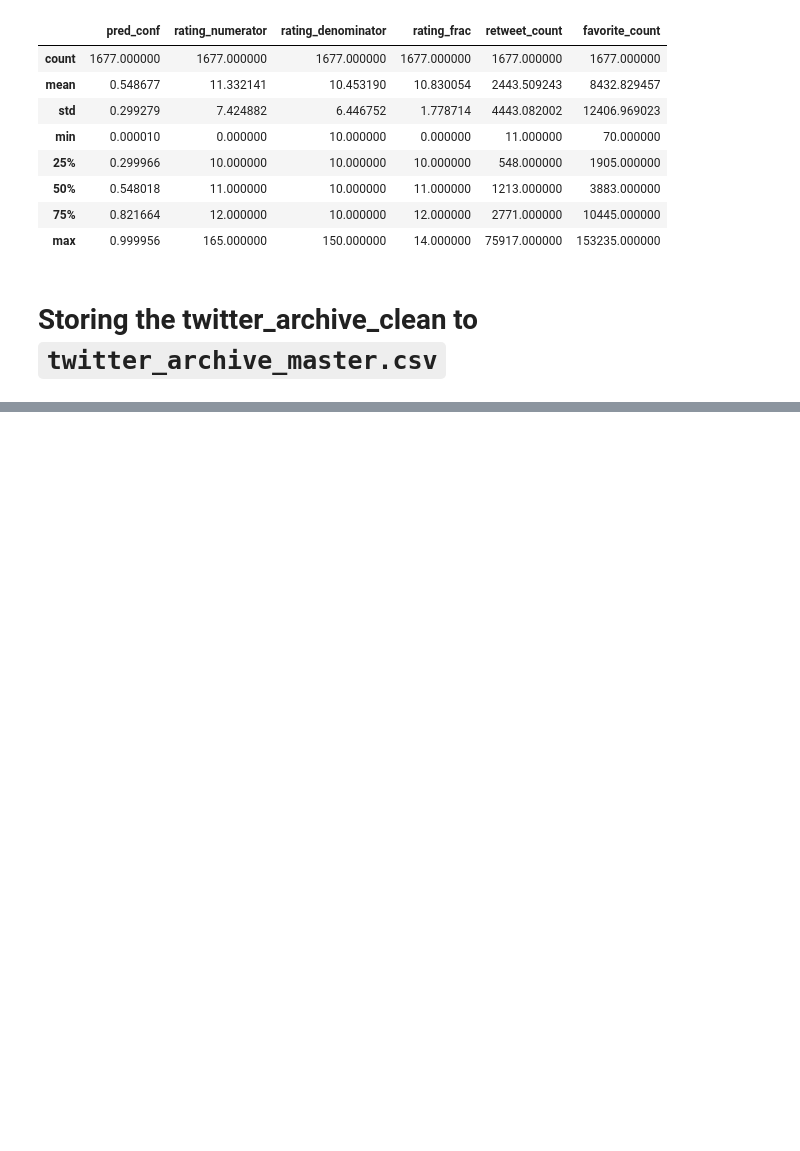
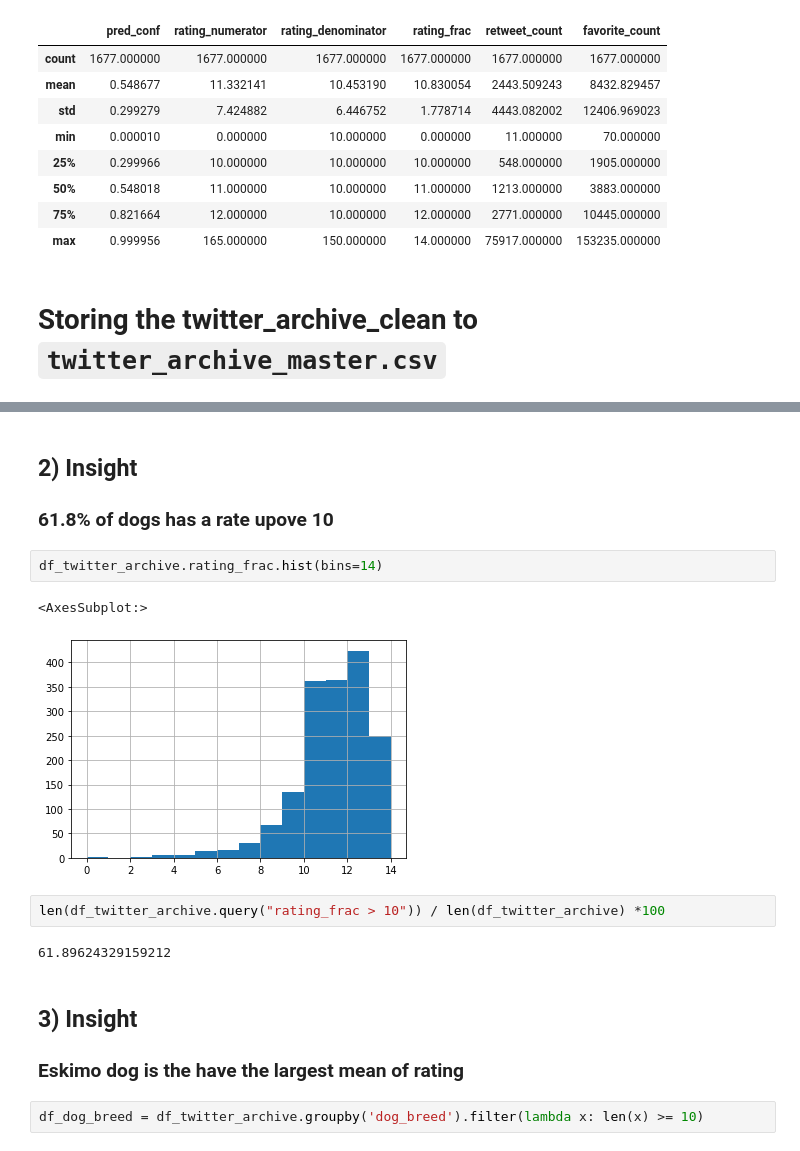
Before and after one commit to Onsymers/Wrangle_WeRateDogs, a Jupyter notebook: wrangle_act.ipynb, the cells around one changed output, grey strips where cells are left out. Drawn from its saved outputs; the diff is of its cells as text; blank space fills up the shorter version.

```diff
--- a/wrangle_act.ipynb
+++ b/wrangle_act.ipynb
@@ -954,0 +1001,17 @@ twitter_archive_clean.to_csv('twitter_archive_master.csv')
+# %% [markdown]
+## 2) Insight
+### 61.8% of dogs has a rate upove 10
+# %%
+df_twitter_archive.rating_frac.hist(bins=14)
+# %% [output]
+<AxesSubplot:>
+[figure, added]
+# %%
+len(df_twitter_archive.query("rating_frac > 10")) / len(df_twitter_archive) *100
+# %% [output]
+61.89624329159212
+# %% [markdown]
+## 3) Insight
+### Eskimo dog is the have the largest mean of rating
+# %%
+df_dog_breed = df_twitter_archive.groupby('dog_breed').filter(lambda x: len(x) >= 10)
```
Also changed, not shown: parts of 27 cells of this notebook, 2 other files.
